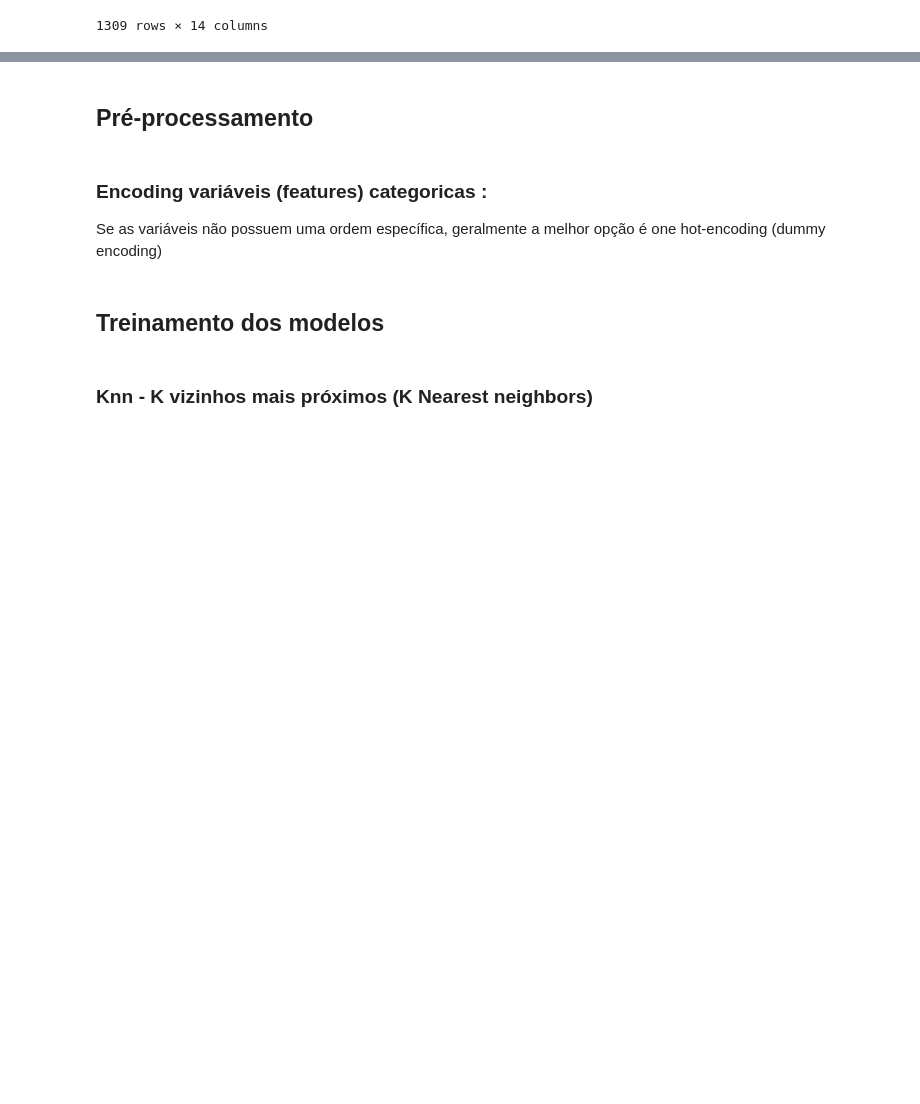
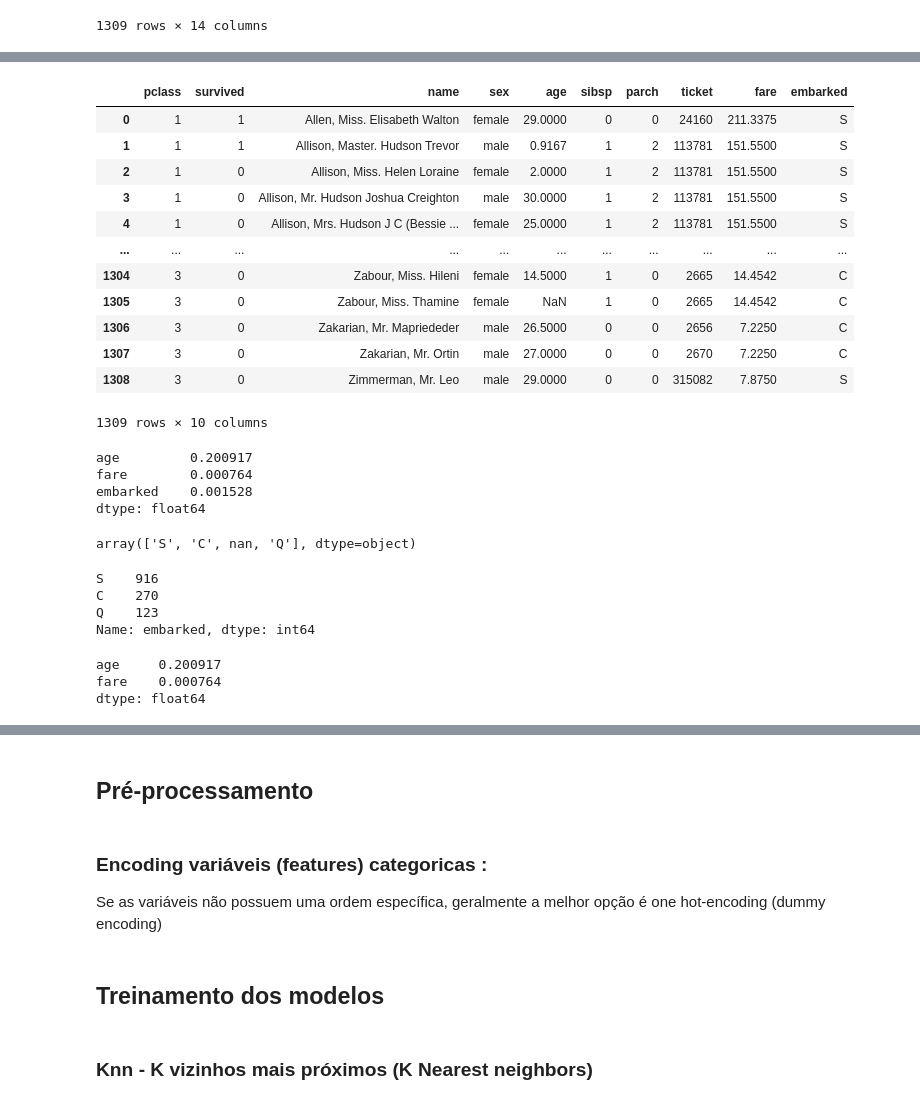
Before and after one commit to andersonmgomes/enap_bootcamp, a Jupyter notebook: 20211124-Pratica07/exercicio_titanic_knn_reglog_matriz.ipynb, the cells around one changed output, grey strips where cells are left out. Drawn from its saved outputs; the diff is of its cells as text; code cells hidden in the pictures; blank space fills up the shorter version.

```diff
--- a/20211124-Pratica07/exercicio_titanic_knn_reglog_matriz.ipynb
+++ b/20211124-Pratica07/exercicio_titanic_knn_reglog_matriz.ipynb
@@ -40,0 +111,46 @@ df
+# %%
+df = df.drop('home.dest', axis=1)
+df
+# %% [output]
+|  | pclass | survived | name | sex | age | sibsp | parch | ticket | fare | embarked |
+| 0 | 1 | 1 | Allen, Miss. Elisabeth Walton | female | 29.0000 | 0 | 0 | 24160 | 211.3375 | S |
+| 1 | 1 | 1 | Allison, Master. Hudson Trevor | male | 0.9167 | 1 | 2 | 113781 | 151.5500 | S |
+| 2 | 1 | 0 | Allison, Miss. Helen Loraine | female | 2.0000 | 1 | 2 | 113781 | 151.5500 | S |
+| 3 | 1 | 0 | Allison, Mr. Hudson Joshua Creighton | male | 30.0000 | 1 | 2 | 113781 | 151.5500 | S |
+| 4 | 1 | 0 | Allison, Mrs. Hudson J C (Bessie ... | female | 25.0000 | 1 | 2 | 113781 | 151.5500 | S |
+| ... | ... | ... | ... | ... | ... | ... | ... | ... | ... | ... |
+| 1304 | 3 | 0 | Zabour, Miss. Hileni | female | 14.5000 | 1 | 0 | 2665 | 14.4542 | C |
+| 1305 | 3 | 0 | Zabour, Miss. Thamine | female | NaN | 1 | 0 | 2665 | 14.4542 | C |
+| 1306 | 3 | 0 | Zakarian, Mr. Mapriededer | male | 26.5000 | 0 | 0 | 2656 | 7.2250 | C |
+| 1307 | 3 | 0 | Zakarian, Mr. Ortin | male | 27.0000 | 0 | 0 | 2670 | 7.2250 | C |
+| 1308 | 3 | 0 | Zimmerman, Mr. Leo | male | 29.0000 | 0 | 0 | 315082 | 7.8750 | S |
+1309 rows × 10 columns
+# %%
+nan_series = df.isna().sum()/len(df)
+nan_series = nan_series[nan_series > 0]
+nan_series
+# %% [output]
+age         0.200917
+fare        0.000764
+embarked    0.001528
+dtype: float64
+# %%
+df.embarked.unique()
+# %% [output]
+array(['S', 'C', nan, 'Q'], dtype=object)
+# %%
+df.embarked.fillna(df.embarked.mode()[0], inplace=True)
+df.embarked.value_counts()
+# %% [output]
+S    916
+C    270
+Q    123
+Name: embarked, dtype: int64
+# %%
+nan_series = df.isna().sum()/len(df)
+nan_series = nan_series[nan_series > 0]
+nan_series
+# %% [output]
+age     0.200917
+fare    0.000764
+dtype: float64
```
Also changed, not shown: parts of 15 cells of this notebook, 1 other file.
